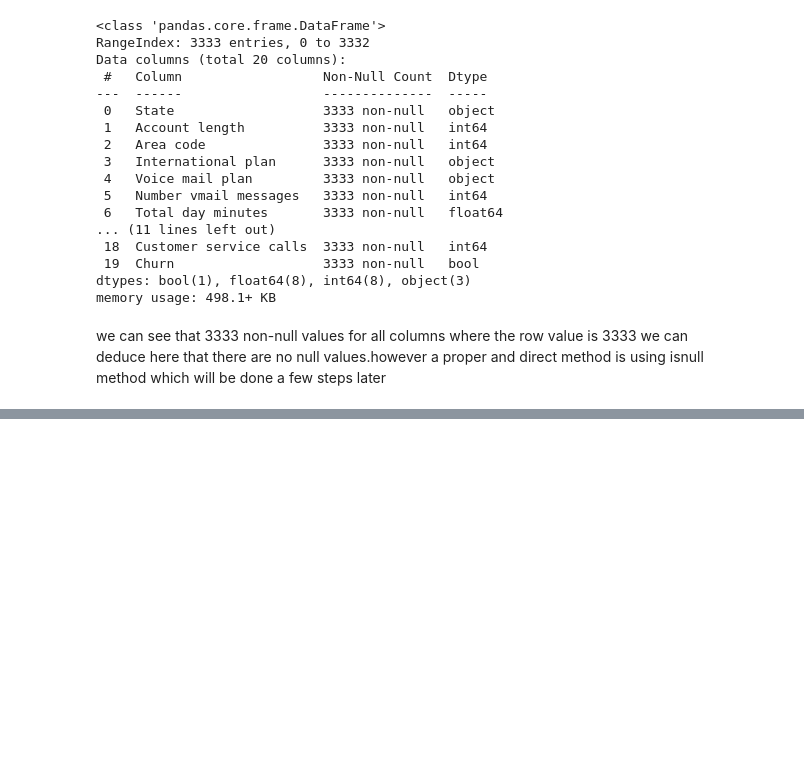
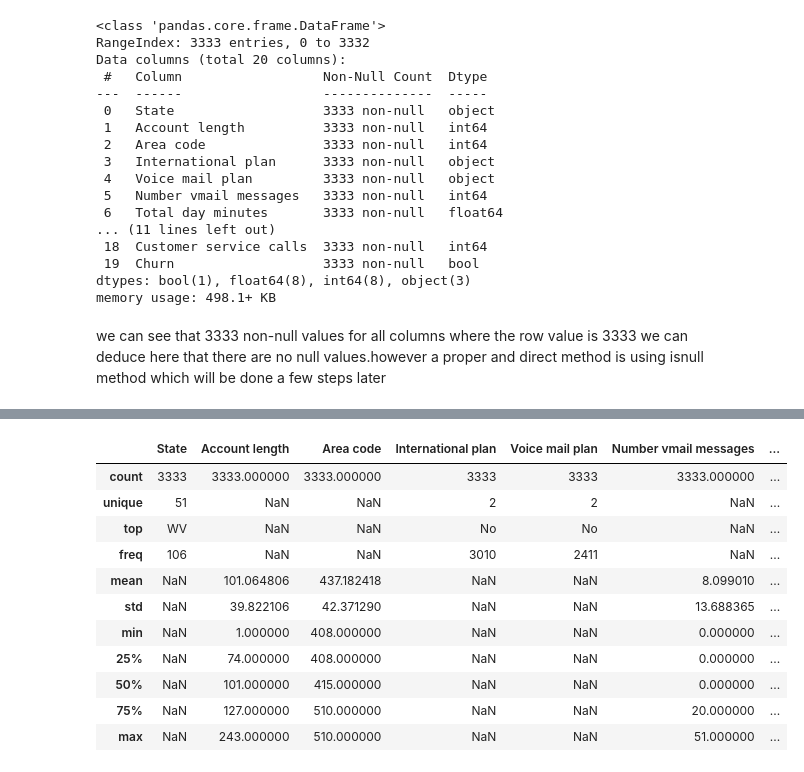
Before and after one commit to ShubhamCDgithub/Telecom-Churn-Analysis, a Jupyter notebook: Telecom_Churn_Analysis_Capstone_Project.ipynb, the cells around one changed output, grey strips where cells are left out. Cells and saved outputs as stored; diff of their text form; code cells hidden in the pictures; blank space fills up the shorter version.

```diff
--- a/Telecom_Churn_Analysis_Capstone_Project.ipynb
+++ b/Telecom_Churn_Analysis_Capstone_Project.ipynb
@@ -71,0 +84,16 @@ we can see that 3333 non-null values for all columns where the row value is 3333
+# %%
+# descriptive summary of all columns
+df.describe(include='all')
+# %% [output]
+|  | State | Account length | Area code | International plan | Voice mail plan | Number vmail messages | ... |
+| count | 3333 | 3333.000000 | 3333.000000 | 3333 | 3333 | 3333.000000 | ... |
+| unique | 51 | NaN | NaN | 2 | 2 | NaN | ... |
+| top | WV | NaN | NaN | No | No | NaN | ... |
+| freq | 106 | NaN | NaN | 3010 | 2411 | NaN | ... |
+| mean | NaN | 101.064806 | 437.182418 | NaN | NaN | 8.099010 | ... |
+| std | NaN | 39.822106 | 42.371290 | NaN | NaN | 13.688365 | ... |
+| min | NaN | 1.000000 | 408.000000 | NaN | NaN | 0.000000 | ... |
+| 25% | NaN | 74.000000 | 408.000000 | NaN | NaN | 0.000000 | ... |
+| 50% | NaN | 101.000000 | 415.000000 | NaN | NaN | 0.000000 | ... |
+| 75% | NaN | 127.000000 | 510.000000 | NaN | NaN | 20.000000 | ... |
+| max | NaN | 243.000000 | 510.000000 | NaN | NaN | 51.000000 | ... |
```
Also changed, not shown: parts of 5 cells of this notebook.
